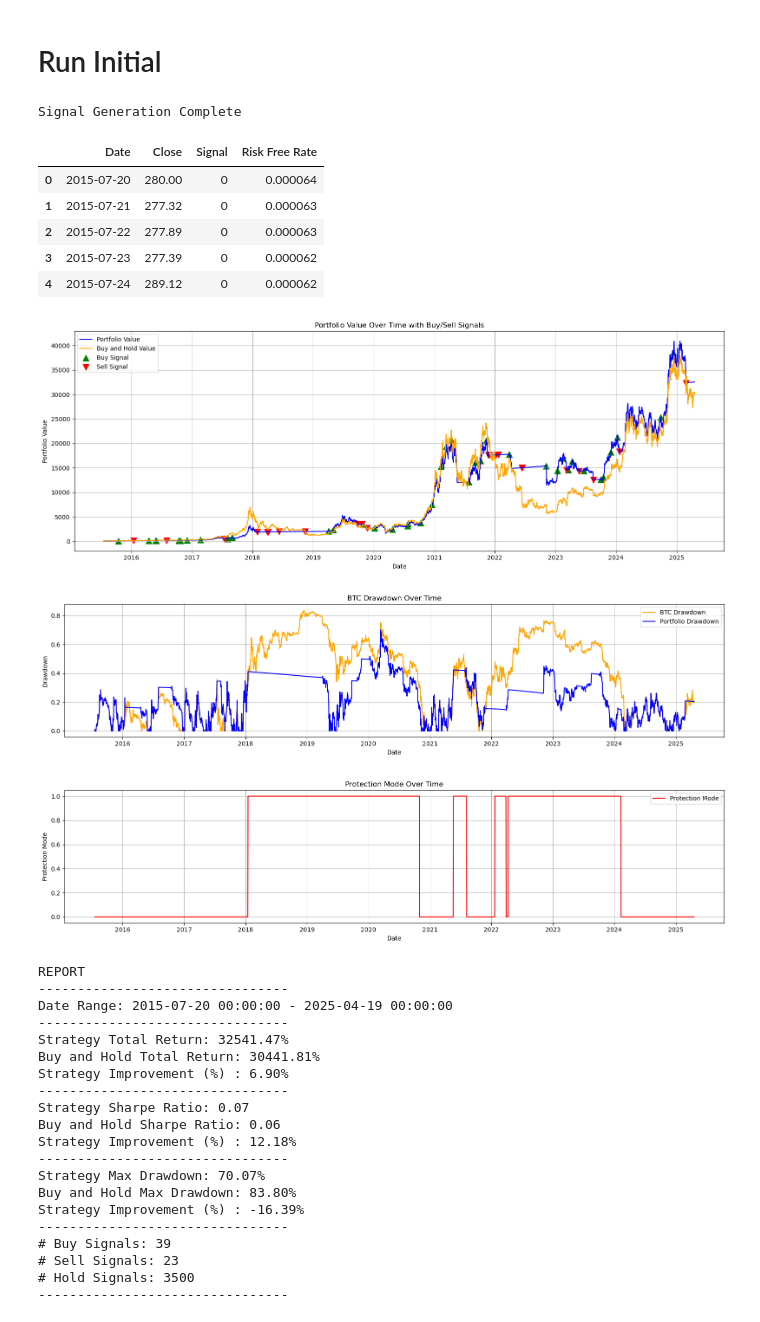
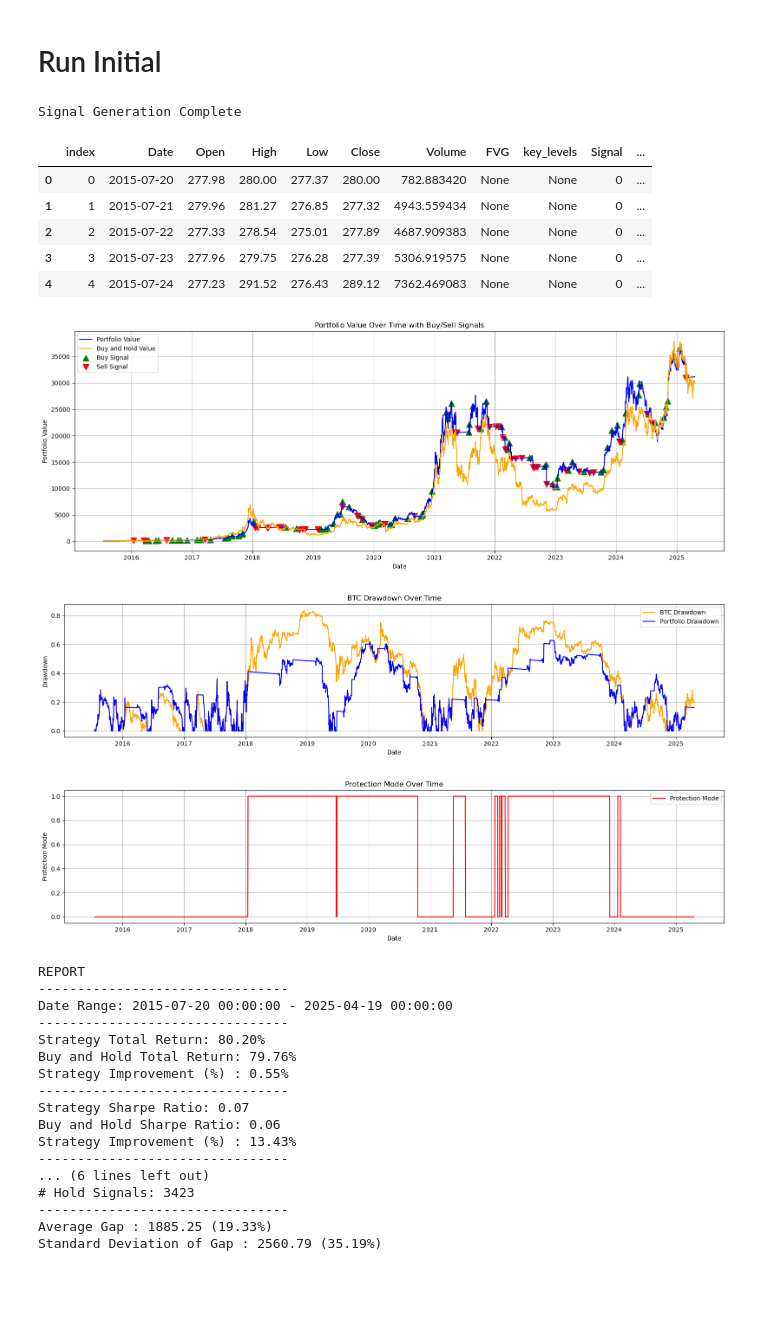
Before and after one commit to Hatimqr/Crypto-Trading, a Jupyter notebook: FVG/main.ipynb, the cells around one changed output. Drawn from its saved outputs; the diff is of its cells as text; code cells hidden in the pictures; blank space fills up the shorter version.

Commit message:
FVG complete for Project

```diff
--- a/FVG/main.ipynb
+++ b/FVG/main.ipynb
@@ -284,6 +284,11 @@ def generate_report(results, verbose=False):
     # calculate total return
     strategy_total_return = results['Portfolio Value'].iloc[-1] / results['Portfolio Value'].iloc[0]
     buy_and_hold_total_return = results['Buy and Hold Value'].iloc[-1] / results['Buy and Hold Value'].iloc[0]
+
+    # annualise the returns based on the number of days in the dataset
+    days = (results['Date'].iloc[-1] - results['Date'].iloc[0]).days
+    strategy_total_return = (1+strategy_total_return)**(365/days) - 1
+    buy_and_hold_total_return = (1+buy_and_hold_total_return)**(365/days) - 1
 
     strategy_tr_improvement = ((strategy_total_return - buy_and_hold_total_return) / buy_and_hold_total_return) * 100
 
@@ -320,6 +325,14 @@ def generate_report(results, verbose=False):
     hold_signals = results[results['Signal'] == 0].shape[0]
 
 
+    # average gap between portfolio and buy and hold value
+    gap = results['Portfolio Value'] - results['Buy and Hold Value']
+    gap_pct = gap / results['Buy and Hold Value']*100
+    average_gap = gap.mean()
+    average_gap_pct = gap_pct.mean()
+    std_gap = gap.std()
+    std_gap_pct = gap_pct.std()
+
     # print a well formatted report
     if verbose:
         print('REPORT')
@@ -342,6 +355,8 @@ def generate_report(results, verbose=False):
         print(f'# Sell Signals: {sell_signals}')
         print(f'# Hold Signals: {hold_signals}')
         print('--------------------------------')
+        print(f"Average Gap : {average_gap:.2f} ({average_gap_pct:.2f}%)")
+        print(f"Standard Deviation of Gap : {std_gap:.2f} ({std_gap_pct:.2f}%)")
     else:
         return {
             'Strategy Total Return': strategy_total_return,
@@ -355,5 +370,7 @@ def generate_report(results, verbose=False):
             'Strategy Max Drawdown Improvement': strategy_max_drawdown_improvement,
             'Buy Signals': buy_signals,
             'Sell Signals': sell_signals,
-            'Hold Signals': hold_signals
+            'Hold Signals': hold_signals,
+            'Average Gap between Portfolio and Buy and Hold Value': average_gap,
+            'Standard Deviation of Gap between Portfolio and Buy and Hold Value': std_gap
         }
@@ -360,13 +422,16 @@ def generate_report(results, verbose=False):
 # %% [markdown]
 # Run Initial
 # %%
-df = pd.read_csv('/Users/hatim/Desktop/Applied Forecasting/Final Project/Algo Trading/data.csv')
+df = pd.read_csv('/Users/hatim/Desktop/Applied Forecasting/Final Project/Algo Trading/Data.csv')
+df.dropna(inplace=True)
+df.reset_index(inplace=True)
 
 rf = df['Risk Free Rate']
 btc = df.drop(columns=['Risk Free Rate'])
 
+params = [10, 2, 30, 5]
 # strategy = FVGStrategy(lookback_period=10, body_multiplier=1.2, backcandles=50, test_candles=15)
-strategy = FVGStrategy(lookback_period=10, body_multiplier=1.5, backcandles=40, test_candles=10)
+strategy = FVGStrategy(*params)
 signals_df = strategy.generate_signals(btc)
 
 
@@ -375,44 +440,44 @@ signals_df['Risk Free Rate'] = (1 + rf) ** (1/365) - 1
 signals_df.head()
 # %% [output]
 Signal Generation Complete
-|  | Date | Close | Signal | Risk Free Rate |
-| 0 | 2015-07-20 | 280.00 | 0 | 0.000064 |
-| 1 | 2015-07-21 | 277.32 | 0 | 0.000063 |
-| 2 | 2015-07-22 | 277.89 | 0 | 0.000063 |
-| 3 | 2015-07-23 | 277.39 | 0 | 0.000062 |
-| 4 | 2015-07-24 | 289.12 | 0 | 0.000062 |
+|  | index | Date | Open | High | Low | Close | Volume | FVG | key_levels | Signal | ... |
+| 0 | 0 | 2015-07-20 | 277.98 | 280.00 | 277.37 | 280.00 | 782.883420 | None | None | 0 | ... |
+| 1 | 1 | 2015-07-21 | 279.96 | 281.27 | 276.85 | 277.32 | 4943.559434 | None | None | 0 | ... |
+| 2 | 2 | 2015-07-22 | 277.33 | 278.54 | 275.01 | 277.89 | 4687.909383 | None | None | 0 | ... |
+| 3 | 3 | 2015-07-23 | 277.96 | 279.75 | 276.28 | 277.39 | 5306.919575 | None | None | 0 | ... |
+| 4 | 4 | 2015-07-24 | 277.23 | 291.52 | 276.43 | 289.12 | 7362.469083 | None | None | 0 | ... |
 # %%
-result = simmulate(signals_df, max_drawdown_threshold=0.4, drawdown_buffer=0.1)
+result = simmulate(signals_df[['Date','Close' ,'Signal', 'Risk Free Rate']],
+                   initial_cash=0, btc_value=100,
+                   long_position=1, short_position=0, transaction_fee=0.001,
+                   max_drawdown_threshold=0.4, drawdown_buffer=0.05)
 
-    # plot results
+# plot results
 plot_portfolio_with_signals(result)
 plot_drawdown(result)
 plot_protection_mode(result)
 
-    # generate report
+# generate report
 report = generate_report(result, verbose=True)
 # %% [output]
-[figure, old version]
+[figure, new version]
-[figure, old version]
+[figure, new version]
-[figure, old version]
+[figure, new version]
 REPORT
 --------------------------------
 Date Range: 2015-07-20 00:00:00 - 2025-04-19 00:00:00
 --------------------------------
-Strategy Total Return: 32541.47%
-Buy and Hold Total Return: 30441.81%
-Strategy Improvement (%) : 6.90%
+Strategy Total Return: 80.20%
+Buy and Hold Total Return: 79.76%
+Strategy Improvement (%) : 0.55%
 --------------------------------
 Strategy Sharpe Ratio: 0.07
 Buy and Hold Sharpe Ratio: 0.06
-Strategy Improvement (%) : 12.18%
+Strategy Improvement (%) : 13.43%
 --------------------------------
-Strategy Max Drawdown: 70.07%
-Buy and Hold Max Drawdown: 83.80%
-Strategy Improvement (%) : -16.39%
+... (6 lines left out)
+# Hold Signals: 3423
 --------------------------------
-# Buy Signals: 39
-# Sell Signals: 23
-# Hold Signals: 3500
---------------------------------
+Average Gap : 1885.25 (19.33%)
+Standard Deviation of Gap : 2560.79 (35.19%)
 # %% [markdown]
```
Also changed, not shown: parts of 11 cells of this notebook, 12 other files.
